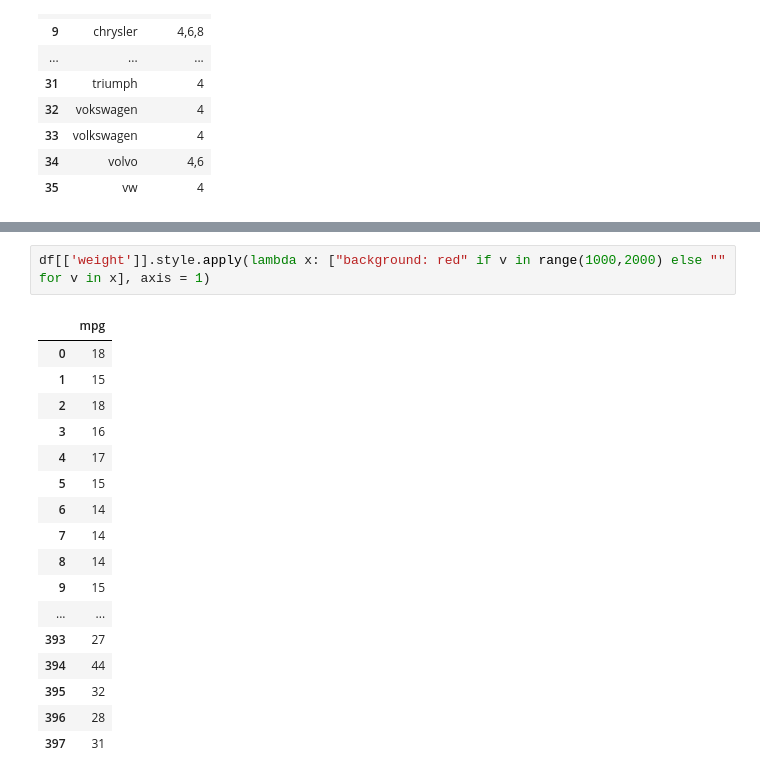
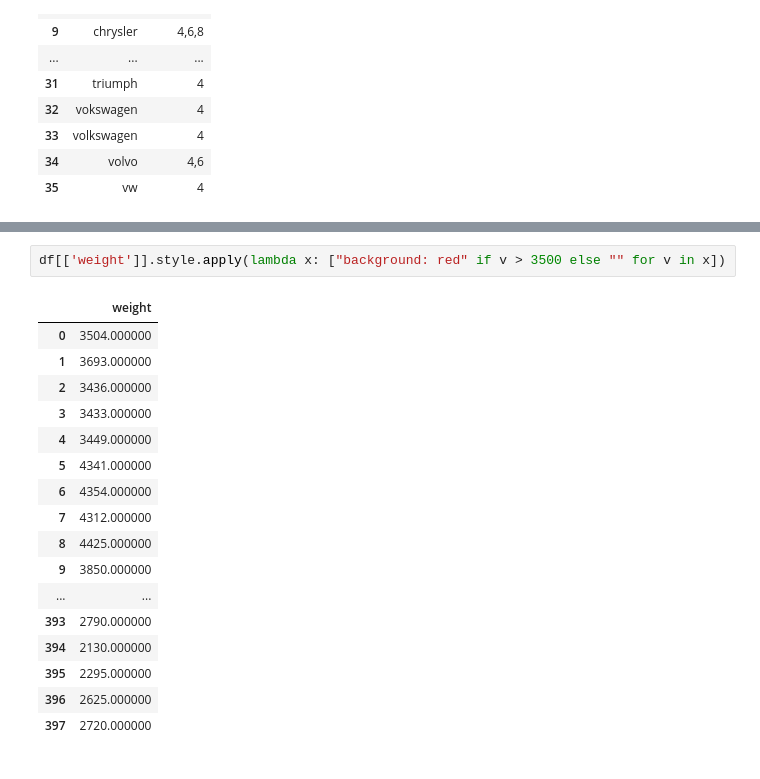
Before and after one commit to PeterAnema/Python_voor_Data_Science, a Jupyter notebook: Sandbox/Demo mtcars.ipynb, the cells around one changed output, grey strips where cells are left out. Saved outputs shown, nothing was run; the diff lists cells and outputs as text.

```diff
--- a/Sandbox/Demo mtcars.ipynb
+++ b/Sandbox/Demo mtcars.ipynb
@@ -680,22 +686,22 @@ df
 | 396 | 28 | 4 | 120.0 | 79.0 | 2625.0 | 18.6 | 82 | usa | ford ranger | ... |
 | 397 | 31 | 4 | 119.0 | 82.0 | 2720.0 | 19.4 | 82 | usa | chevy s-10 | ... |
 # %%
-df[['weight']].style.apply(lambda x: ["background: red" if v in range(1000,2000) else "" for v in x], axis = 1)
+df[['weight']].style.apply(lambda x: ["background: red" if v > 3500 else "" for v in x])
 # %% [output]
-|  | mpg |
-| 0 | 18 |
-| 1 | 15 |
-| 2 | 18 |
-| 3 | 16 |
-| 4 | 17 |
-| 5 | 15 |
-| 6 | 14 |
-| 7 | 14 |
-| 8 | 14 |
-| 9 | 15 |
+|  | weight |
+| 0 | 3504.000000 |
+| 1 | 3693.000000 |
+| 2 | 3436.000000 |
+| 3 | 3433.000000 |
+| 4 | 3449.000000 |
+| 5 | 4341.000000 |
+| 6 | 4354.000000 |
+| 7 | 4312.000000 |
+| 8 | 4425.000000 |
+| 9 | 3850.000000 |
 | ... | ... |
-| 393 | 27 |
-| 394 | 44 |
-| 395 | 32 |
-| 396 | 28 |
-| 397 | 31 |
+| 393 | 2790.000000 |
+| 394 | 2130.000000 |
+| 395 | 2295.000000 |
+| 396 | 2625.000000 |
+| 397 | 2720.000000 |
```
Also changed, not shown: parts of 4 cells of this notebook, 1 other file.
